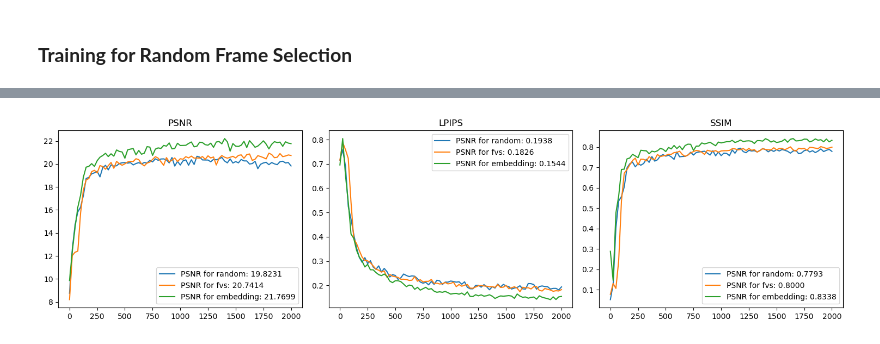
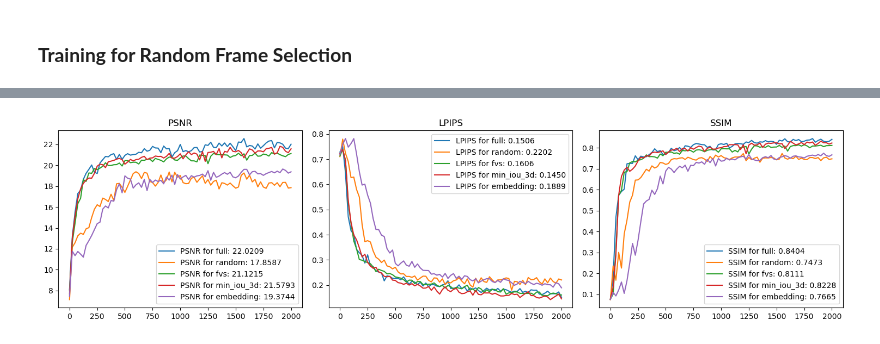
Before and after one commit to mirwisek/frame-selection-activenerf, a Jupyter notebook: tiny_nerf_pytorch_rizwan.ipynb, the cells around one changed output, grey strips where cells are left out. Cells and saved outputs as stored; diff of their text form; code cells hidden in the pictures.

```diff
--- a/tiny_nerf_pytorch_rizwan.ipynb
+++ b/tiny_nerf_pytorch_rizwan.ipynb
@@ -165,16 +165,16 @@ ssim_vals_dict = {}
 model_dict = {}
 
 k = 10
-strategy = ["full", "random", "fvs", "min_iou_3d", "embedding"]
-for s in strategy:
+strategies = ["full", "random", "fvs", "min_iou_3d", "embedding"]
+for strategy in strategies:
 
     psnr_vals, lpips_vals, ssim_vals, iternums = [], [], [], []
-    training_images, training_tforms = select_frames_based_on_strategy(images, focal_length, tform_cam2world, device, s, k)
+    training_images, training_tforms = select_frames_based_on_strategy(images, focal_length, tform_cam2world, device, strategy, "fvs_distance" ,k)
 
     model = VeryTinyNerfModel(num_encoding_functions=num_encoding_functions).to(device)
     optimizer = torch.optim.Adam(model.parameters(), lr=lr)
 
-    if s != "full":
+    if strategy != "full":
         fig, axs = plt.subplots(2, 5, figsize=(12, 6))
         # Loop through all axes and images
         for ax, image in zip(axs.ravel(), training_images):
@@ -183,12 +183,12 @@ for s in strategy:
 
         plt.tight_layout()
         if experiment_data_type == "tiny_nerf":
-            plt.savefig(f"{logs_path}/chosen_frames_using_{s}_strategy.png")
+            plt.savefig(f"{logs_path}/chosen_frames_using_{strategy}_strategy.png")
         else:
             #create folder for nerf test subject
             if not os.path.exists(f"{logs_path}/{nerf_test_subject}"):
                 os.makedirs(f"{logs_path}/{nerf_test_subject}")
-            plt.savefig(f"{logs_path}/{nerf_test_subject}/chosen_frames_using_{s}_strategy.png")
+            plt.savefig(f"{logs_path}/{nerf_test_subject}/chosen_frames_using_{strategy}_strategy.png")
         plt.show()
 
     for j in range(num_iters+1):
@@ -241,8 +241,8 @@ for s in strategy:
             iternums.append(j)
 
 
-    model_dict[s] = model
-    psnr_vals_dict[s] = psnr_vals
-    lpips_vals_dict[s] = lpips_vals
-    ssim_vals_dict[s] = ssim_vals
+    model_dict[strategy] = model
+    psnr_vals_dict[strategy] = psnr_vals
+    lpips_vals_dict[strategy] = lpips_vals
+    ssim_vals_dict[strategy] = ssim_vals
 # %% [output]
@@ -253,44 +251,44 @@ ValueError: Invalid strategy i.e. strategy = min_iou_3dembedding. Valid strategi
 # Plot PSNR, SSIM, and LPIPS in subplots
 plt.figure(figsize=(15, 4))
 
 plt.subplot(131)
 plt.plot(iternums, psnr_vals_dict[strategy[0]], label="PSNR for " + strategy[0] + ": {:.4f}".format(psnr_vals_dict[strategy[0]][-1]))
 plt.plot(iternums, psnr_vals_dict[strategy[1]], label="PSNR for " + strategy[1] + ": {:.4f}".format(psnr_vals_dict[strategy[1]][-1]))
 plt.plot(iternums, psnr_vals_dict[strategy[2]], label="PSNR for " + strategy[2] + ": {:.4f}".format(psnr_vals_dict[strategy[2]][-1]))
 plt.plot(iternums, psnr_vals_dict[strategy[3]], label="PSNR for " + strategy[3] + ": {:.4f}".format(psnr_vals_dict[strategy[3]][-1]))
 plt.plot(iternums, psnr_vals_dict[strategy[4]], label="PSNR for " + strategy[4] + ": {:.4f}".format(psnr_vals_dict[strategy[4]][-1]))
 plt.legend()
 plt.title("PSNR")
 
 plt.subplot(132)
-plt.plot(iternums, lpips_vals_dict[strategy[0]], label="PSNR for " + strategy[0] + ": {:.4f}".format(lpips_vals_dict[strategy[0]][-1]))
-plt.plot(iternums, lpips_vals_dict[strategy[1]], label="PSNR for " + strategy[1] + ": {:.4f}".format(lpips_vals_dict[strategy[1]][-1]))
-plt.plot(iternums, lpips_vals_dict[strategy[2]], label="PSNR for " + strategy[2] + ": {:.4f}".format(lpips_vals_dict[strategy[2]][-1]))
-plt.plot(iternums, lpips_vals_dict[strategy[3]], label="PSNR for " + strategy[3] + ": {:.4f}".format(lpips_vals_dict[strategy[3]][-1]))
-plt.plot(iternums, lpips_vals_dict[strategy[4]], label="PSNR for " + strategy[4] + ": {:.4f}".format(lpips_vals_dict[strategy[4]][-1]))
+plt.plot(iternums, lpips_vals_dict[strategy[0]], label="LPIPS for " + strategy[0] + ": {:.4f}".format(lpips_vals_dict[strategy[0]][-1]))
+plt.plot(iternums, lpips_vals_dict[strategy[1]], label="LPIPS for " + strategy[1] + ": {:.4f}".format(lpips_vals_dict[strategy[1]][-1]))
+plt.plot(iternums, lpips_vals_dict[strategy[2]], label="LPIPS for " + strategy[2] + ": {:.4f}".format(lpips_vals_dict[strategy[2]][-1]))
+plt.plot(iternums, lpips_vals_dict[strategy[3]], label="LPIPS for " + strategy[3] + ": {:.4f}".format(lpips_vals_dict[strategy[3]][-1]))
+plt.plot(iternums, lpips_vals_dict[strategy[4]], label="LPIPS for " + strategy[4] + ": {:.4f}".format(lpips_vals_dict[strategy[4]][-1]))
 plt.legend()
 plt.title("LPIPS")
 
 plt.subplot(133)
-plt.plot(iternums, ssim_vals_dict[strategy[0]], label="PSNR for " + strategy[0] + ": {:.4f}".format(ssim_vals_dict[strategy[0]][-1]))
-plt.plot(iternums, ssim_vals_dict[strategy[1]], label="PSNR for " + strategy[1] + ": {:.4f}".format(ssim_vals_dict[strategy[1]][-1]))
-plt.plot(iternums, ssim_vals_dict[strategy[2]], label="PSNR for " + strategy[2] + ": {:.4f}".format(ssim_vals_dict[strategy[2]][-1]))
-plt.plot(iternums, ssim_vals_dict[strategy[3]], label="PSNR for " + strategy[3] + ": {:.4f}".format(ssim_vals_dict[strategy[3]][-1]))
-plt.plot(iternums, ssim_vals_dict[strategy[4]], label="PSNR for " + strategy[4] + ": {:.4f}".format(ssim_vals_dict[strategy[4]][-1]))
+plt.plot(iternums, ssim_vals_dict[strategy[0]], label="SSIM for " + strategy[0] + ": {:.4f}".format(ssim_vals_dict[strategy[0]][-1]))
+plt.plot(iternums, ssim_vals_dict[strategy[1]], label="SSIM for " + strategy[1] + ": {:.4f}".format(ssim_vals_dict[strategy[1]][-1]))
+plt.plot(iternums, ssim_vals_dict[strategy[2]], label="SSIM for " + strategy[2] + ": {:.4f}".format(ssim_vals_dict[strategy[2]][-1]))
+plt.plot(iternums, ssim_vals_dict[strategy[3]], label="SSIM for " + strategy[3] + ": {:.4f}".format(ssim_vals_dict[strategy[3]][-1]))
+plt.plot(iternums, ssim_vals_dict[strategy[4]], label="SSIM for " + strategy[4] + ": {:.4f}".format(ssim_vals_dict[strategy[4]][-1]))
 plt.legend()
 plt.title("SSIM")
 
 plt.tight_layout()
 if experiment_data_type == "tiny_nerf":
     plt.savefig(f"{logs_path}/results.png")
 else:
     #create folder for nerf test subject
     if not os.path.exists(f"{logs_path}/{nerf_test_subject}"):
         os.makedirs(f"{logs_path}/{nerf_test_subject}")
     plt.savefig(f"{logs_path}/{nerf_test_subject}/results.png")
 plt.show()
 # %% [output]
-[figure, old version]
+[figure, new version]
 # %%
 print("Reconstructed Test Images")
 for testimg, testpose in zip(testimgs, testposes):
```
Also changed, not shown: parts of 6 cells of this notebook, 3 other files.
